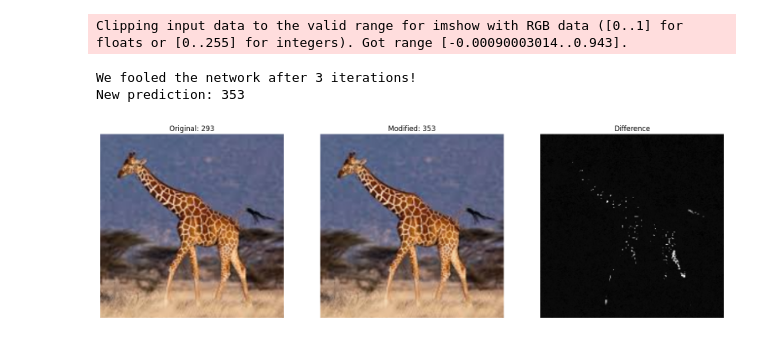
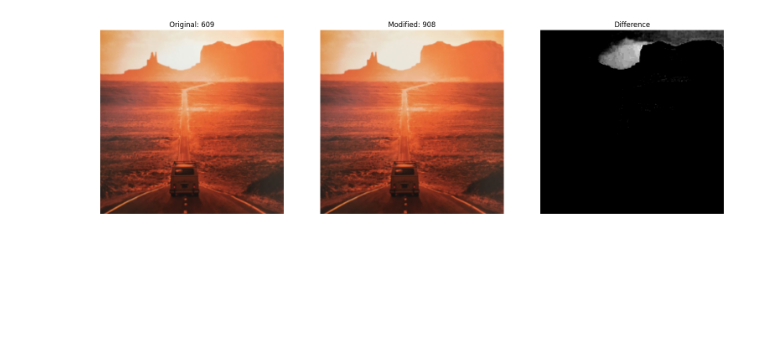
Before and after one commit to krishSharma1810/pytorch_practice, a Jupyter notebook: Adversarial_attack.ipynb, the cells around one changed output. Saved outputs shown, nothing was run; the diff lists cells and outputs as text; code cells hidden in the pictures; blank space fills up the shorter version.

Commit message:
updated helper function

```diff
--- a/Adversarial_attack.ipynb
+++ b/Adversarial_attack.ipynb
@@ -54,45 +86,9 @@ def scale_grad(grad):
 # %%
-import matplotlib.pyplot as plt
-import numpy as np
-import torch
-import torchvision.models as models
-
-def func(inp, net=None, target=None):
-    out = net(inp)
-    loss = torch.nn.functional.nll_loss(out, target=torch.LongTensor([target]))
-
-    print(f"Loss: {loss.item()}")
-    return loss
-
-def attack(tensor, net, eps=1e-3, n_iter=50):
-
-    new_tensor = tensor.detach().clone()
-
-    orig_prediction = net(tensor).argmax()
-    print(f"Original prediction: {orig_prediction}")
-
-    for i in range(n_iter):
-        net.zero_grad()
-
-        grad = compute_gradient(
-                func, new_tensor, net=net, target=orig_prediction.item()
-                )
-        new_tensor = torch.clamp(new_tensor + eps * grad.sign(), -2, 2)
-        new_prediction = net(new_tensor).argmax()
-
-        if orig_prediction != new_prediction:
-            print(f"We fooled the network after {i} iterations!")
-            print(f"New prediction: {new_prediction.item()}")
-            break
-
-    return new_tensor, orig_prediction.item(), new_prediction.item()
-
-
 if __name__ == "__main__":
     net = models.resnet18(pretrained=True)
     net.eval()
 
-    tensor = read_image("images.jpeg")
+    tensor = read_image("D05_img_telegram_0139.jpg")
 
     new_tensor, orig_prediction, new_prediction = attack(
             tensor, net, eps=1e-3, n_iter=100
@@ -127,4 +122 @@ Loss: -9.26416301727295
-Clipping input data to the valid range for imshow with RGB data ([0..1] for floats or [0..255] for integers). Got range [-0.00090003014..0.943].
-We fooled the network after 3 iterations!
-New prediction: 353
-[figure, old version]
+[figure, new version]
```
Also changed, not shown: parts of 8 cells of this notebook, 7 other files.
